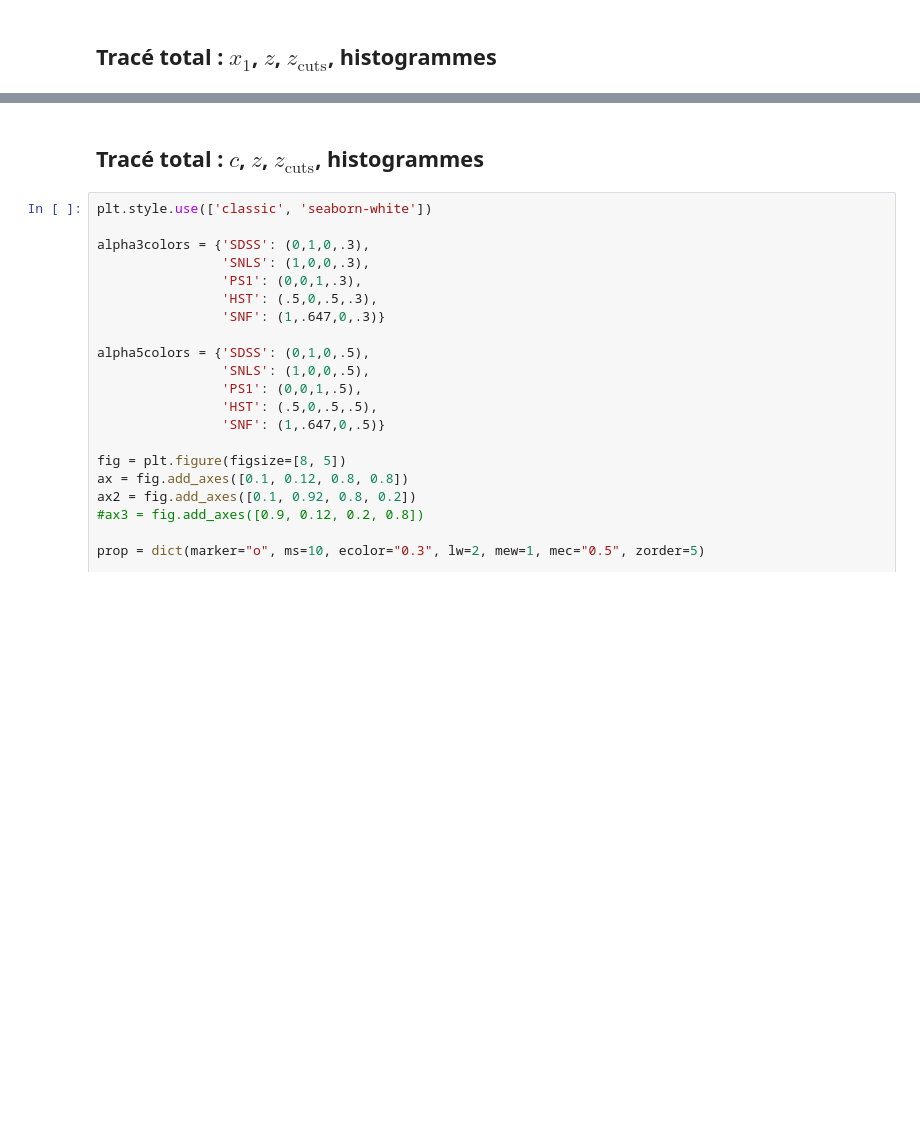
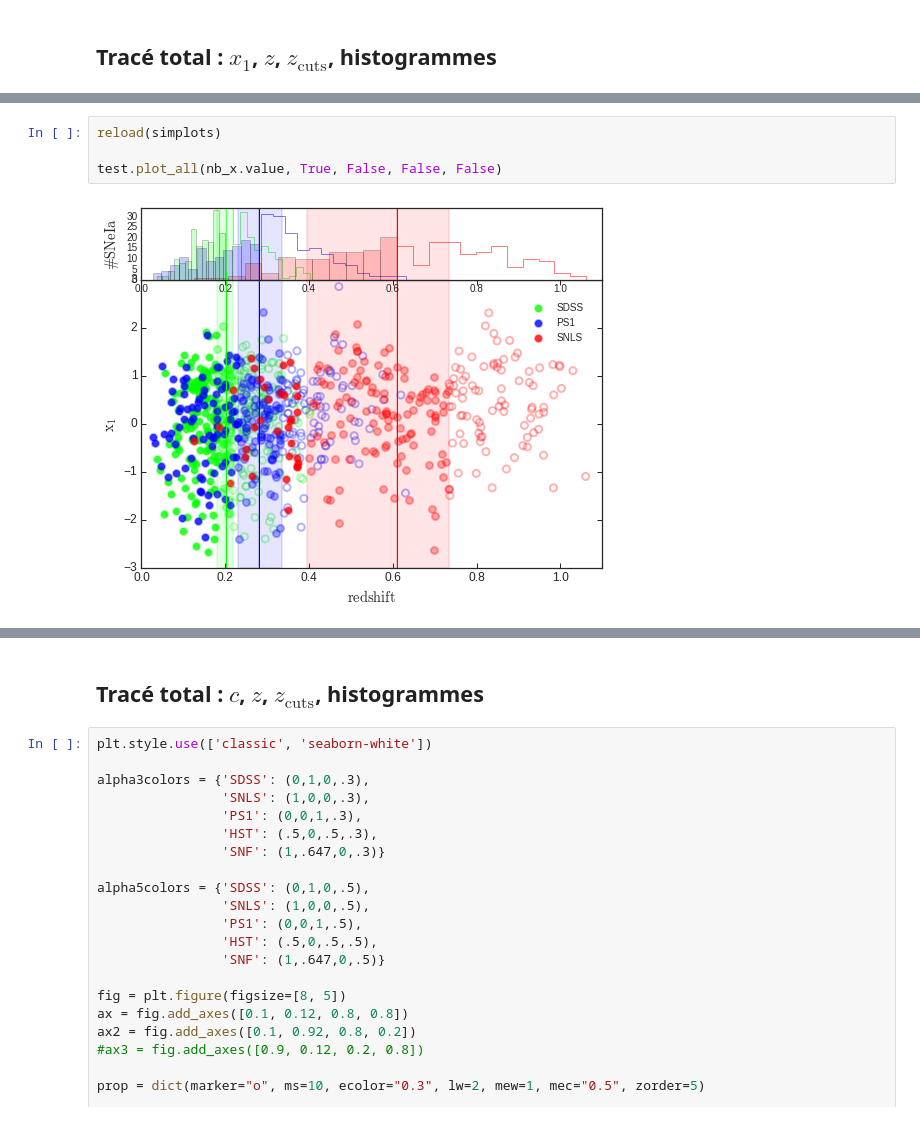
Before and after one commit to Nora-n/variaIa, a Jupyter notebook: notebooks/plots_simple.ipynb, the cells around one changed output, grey strips where cells are left out. Cells and saved outputs as stored; diff of their text form; blank space fills up the shorter version.

```diff
--- a/notebooks/plots_simple.ipynb
+++ b/notebooks/plots_simple.ipynb
@@ -484,0 +74,6 @@ fig=plt.gcf()
+# %%
+reload(simplots)
+
+test.plot_all(nb_x.value, True, False, False, False)
+# %% [output]
+[figure, added]
```
Also changed, not shown: parts of 29 cells of this notebook, 7 other files.
